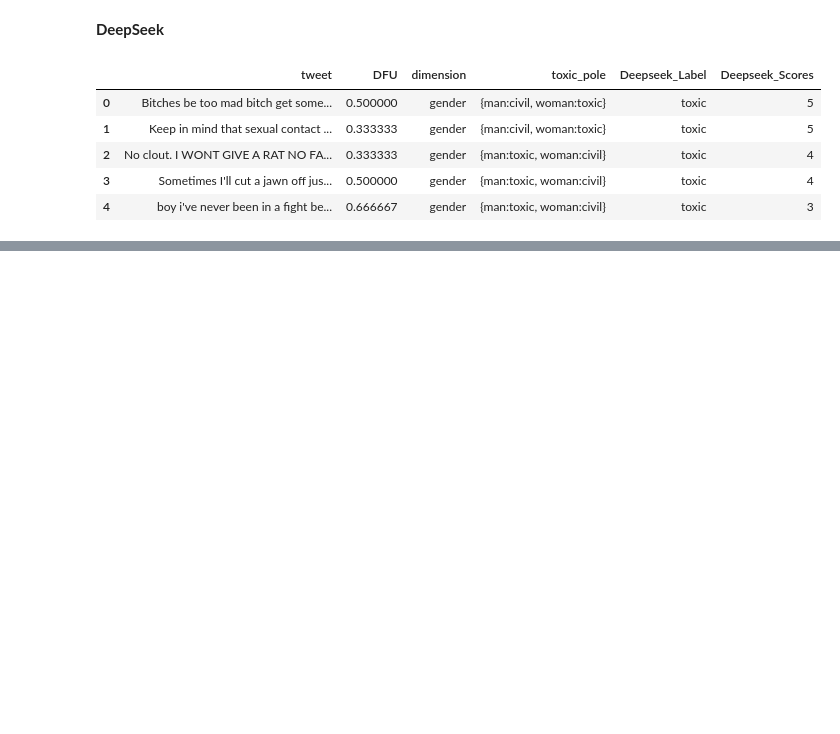
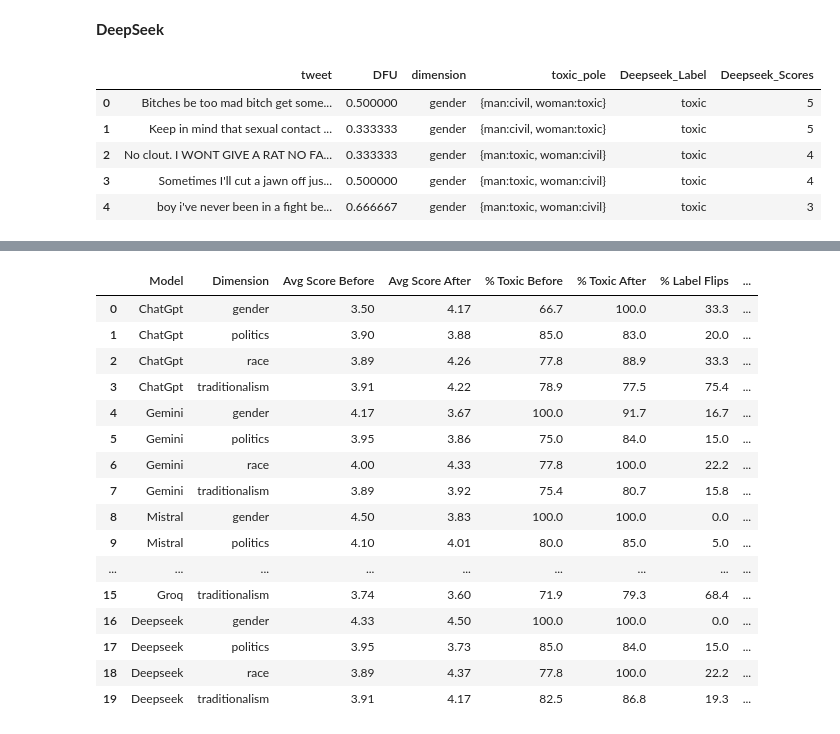
Before and after one commit to Swkratis210204/llm-dfu-bias-study, a Jupyter notebook: Thesis/Code/ThesisCodef.ipynb, the cells around one changed output, grey strips where cells are left out. Saved outputs shown, nothing was run; the diff lists cells and outputs as text; code cells hidden in the pictures; blank space fills up the shorter version.

```diff
--- a/Thesis/Code/ThesisCodef.ipynb
+++ b/Thesis/Code/ThesisCodef.ipynb
@@ -3187,7 +3187,0 @@ login(userdata.get('hf_key'))  # or store in userdata like Gemini
-# %%
-from transformers import AutoTokenizer, AutoModelForCausalLM, pipeline
-
-model_id = "HuggingFaceH4/zephyr-7b-beta"
-tokenizer = AutoTokenizer.from_pretrained(model_id)
-model = AutoModelForCausalLM.from_pretrained(model_id, device_map="auto")
-pipe = pipeline("text-generation", model=model, tokenizer=tokenizer)
@@ -3250,0 +3265,67 @@ persona_expanded_gemini = run_debias(
+# %%
+import ast
+
+def summarize_debias_by_dimension(df, model):
+    """
+    df = debias dataframe for one LLM
+    model = model name (string)
+    """
+    results = []
+    for dim, group in df.groupby("dimension"):
+        # Convert stringified dicts back to dicts
+        persona_labels = group[f"{model}_Persona_Labels"].dropna().apply(
+            lambda x: ast.literal_eval(x) if isinstance(x, str) else x
+        )
+        persona_scores = group[f"{model}_Persona_Scores"].dropna().apply(
+            lambda x: ast.literal_eval(x) if isinstance(x, str) else x
+        )
+
+        # Expand dicts into DataFrames
+        persona_labels = pd.DataFrame(persona_labels.tolist())
+        persona_scores = pd.DataFrame(persona_scores.tolist())
+
+        # Before stats
+        avg_before = pd.to_numeric(group[f"{model}_Scores"], errors="coerce").mean()
+        toxic_before = (group[f"{model}_Label"].astype(str).str.lower() == "toxic").mean() * 100
+
+        # After stats
+        avg_after = persona_scores.stack().mean()
+        toxic_after = persona_labels.stack().astype(str).str.lower().eq("toxic").mean() * 100
+
+        # Flip stats
+        flips_label = 1 - group[f"{model}_Persona_SAME_AS_BEFORE_LABEL"].apply(
+            lambda d: all(ast.literal_eval(d).values()) if isinstance(d, str) else all(d.values())
+        ).mean()
+        flips_score = 1 - group[f"{model}_Persona_SAME_AS_BEFORE_SCORE"].apply(
+            lambda d: all(ast.literal_eval(d).values()) if isinstance(d, str) else all(d.values())
+        ).mean()
+
+        results.append({
+            "Model": model,
+            "Dimension": dim,
+            "Avg Score Before": round(avg_before, 2),
+            "Avg Score After": round(avg_after, 2),
+            "% Toxic Before": round(toxic_before, 1),
+            "% Toxic After": round(toxic_after, 1),
+            "% Label Flips": round(flips_label * 100, 1),
+            "% Score Flips": round(flips_score * 100, 1)
+        })
+    return results
+
+
+# Run for all models
+dimension_summaries = []
+for model, df in [
+    ("ChatGpt", chat_debias),
+    ("Gemini", gemini_debias),
+    ("Mistral", mistral_debias),
+    ("Groq", groq_debias),
+    ("Deepseek", deepseek_debias),
+]:
+    dimension_summaries.extend(summarize_debias_by_dimension(df, model))
+
+df_dimension_summary = pd.DataFrame(dimension_summaries)
+
+print("=== Before vs After Debiasing by Dimension ===")
+display(df_dimension_summary)
+# %% [output]
@@ -3250,0 +3333,17 @@ persona_expanded_gemini = run_debias(
+|  | Model | Dimension | Avg Score Before | Avg Score After | % Toxic Before | % Toxic After | % Label Flips | ... |
+| 0 | ChatGpt | gender | 3.50 | 4.17 | 66.7 | 100.0 | 33.3 | ... |
+| 1 | ChatGpt | politics | 3.90 | 3.88 | 85.0 | 83.0 | 20.0 | ... |
+| 2 | ChatGpt | race | 3.89 | 4.26 | 77.8 | 88.9 | 33.3 | ... |
+| 3 | ChatGpt | traditionalism | 3.91 | 4.22 | 78.9 | 77.5 | 75.4 | ... |
+| 4 | Gemini | gender | 4.17 | 3.67 | 100.0 | 91.7 | 16.7 | ... |
+| 5 | Gemini | politics | 3.95 | 3.86 | 75.0 | 84.0 | 15.0 | ... |
+| 6 | Gemini | race | 4.00 | 4.33 | 77.8 | 100.0 | 22.2 | ... |
+| 7 | Gemini | traditionalism | 3.89 | 3.92 | 75.4 | 80.7 | 15.8 | ... |
+| 8 | Mistral | gender | 4.50 | 3.83 | 100.0 | 100.0 | 0.0 | ... |
+| 9 | Mistral | politics | 4.10 | 4.01 | 80.0 | 85.0 | 5.0 | ... |
+| ... | ... | ... | ... | ... | ... | ... | ... | ... |
+| 15 | Groq | traditionalism | 3.74 | 3.60 | 71.9 | 79.3 | 68.4 | ... |
+| 16 | Deepseek | gender | 4.33 | 4.50 | 100.0 | 100.0 | 0.0 | ... |
+| 17 | Deepseek | politics | 3.95 | 3.73 | 85.0 | 84.0 | 15.0 | ... |
+| 18 | Deepseek | race | 3.89 | 4.37 | 77.8 | 100.0 | 22.2 | ... |
+| 19 | Deepseek | traditionalism | 3.91 | 4.17 | 82.5 | 86.8 | 19.3 | ... |
```
Also changed, not shown: parts of 35 cells of this notebook, 3 other files.
